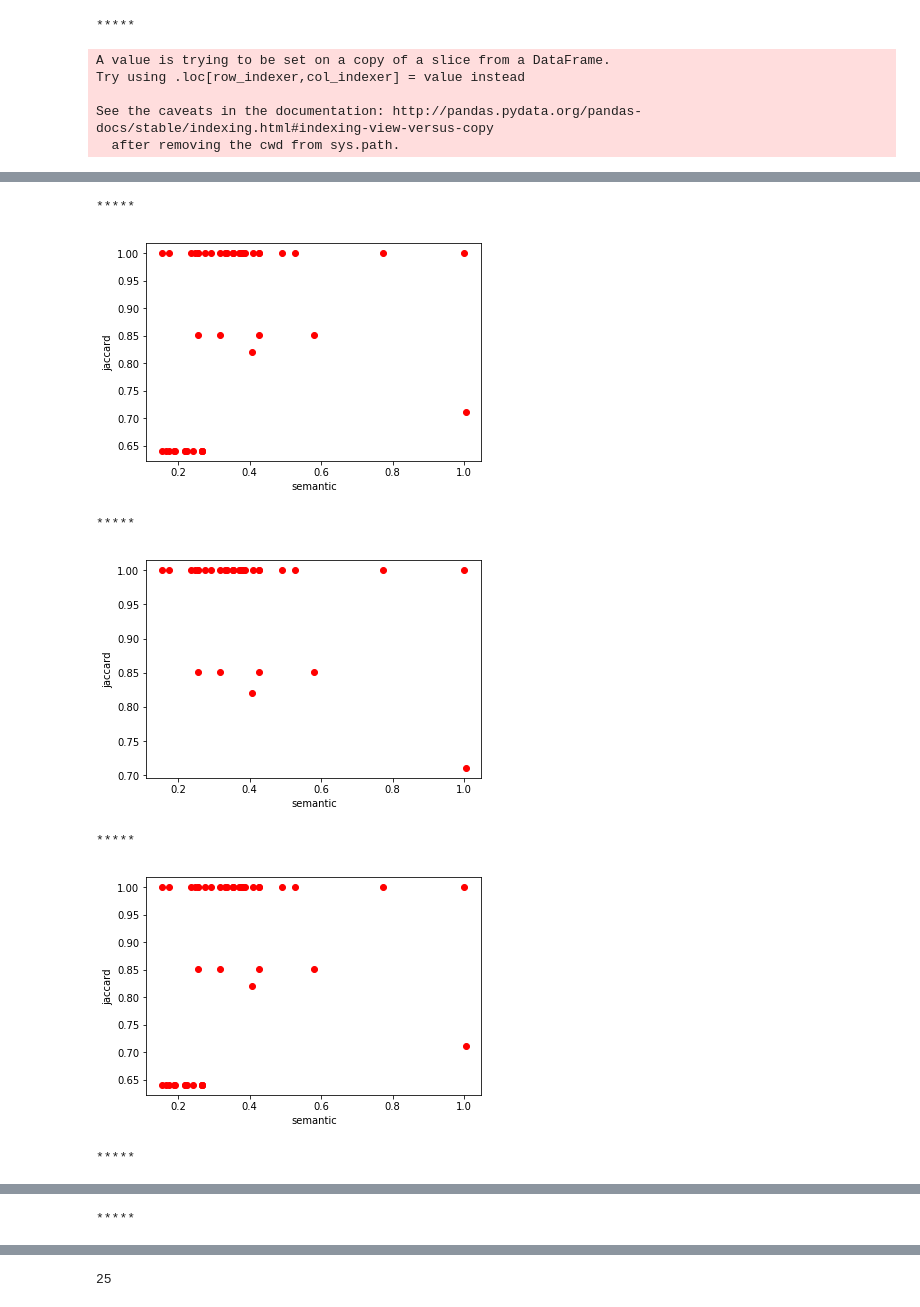
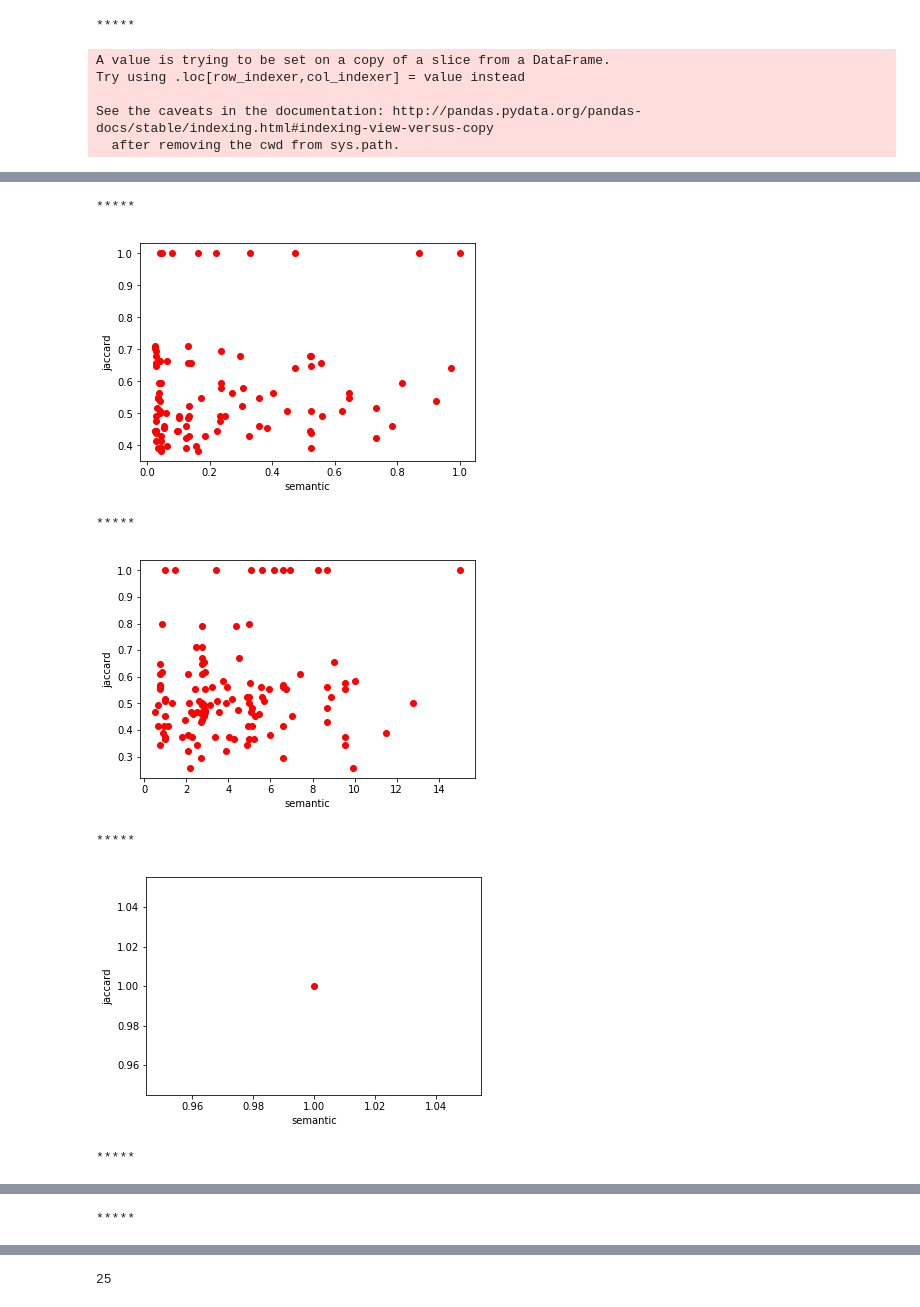
Before and after one commit to cactuskid/phyloprofiling, a Jupyter notebook: Validation.ipynb, the cells around one changed output, grey strips where cells are left out. Cells and saved outputs as stored; diff of their text form; code cells hidden in the pictures.

```diff
--- a/Validation.ipynb
+++ b/Validation.ipynb
@@ -2,7 +2,7 @@
 import pandas as pd
 import numpy as np
 # %%
-data = pd.read_csv('validationJune_07_2018_13_43.csv', sep='\t')
+data = pd.read_csv('validationJune_11_2018_18_54.txt', sep='\t')
 # %%
 data
 # %% [output]
@@ -49,9 +49,10 @@ for event in events_list:
     semanticScore = event_data['Semantic']
 
     plt.plot(semanticScore, jaccardScore,'ro')
+    plt.hold
     plt.ylabel('jaccard')
     plt.xlabel('semantic')
-    plt.show()
+plt.show()
 # %% [output]
 *****
 A value is trying to be set on a copy of a slice from a DataFrame.
@@ -63,7 +64,7 @@ See the caveats in the documentation: http://pandas.pydata.org/pandas-docs/stabl
 *****
-[figure, old version]
+[figure, new version]
 *****
-[figure, old version]
+[figure, new version]
 *****
-[figure, old version]
+[figure, new version]
 *****
```
Also changed, not shown: parts of 5 cells of this notebook, 1 other file.
